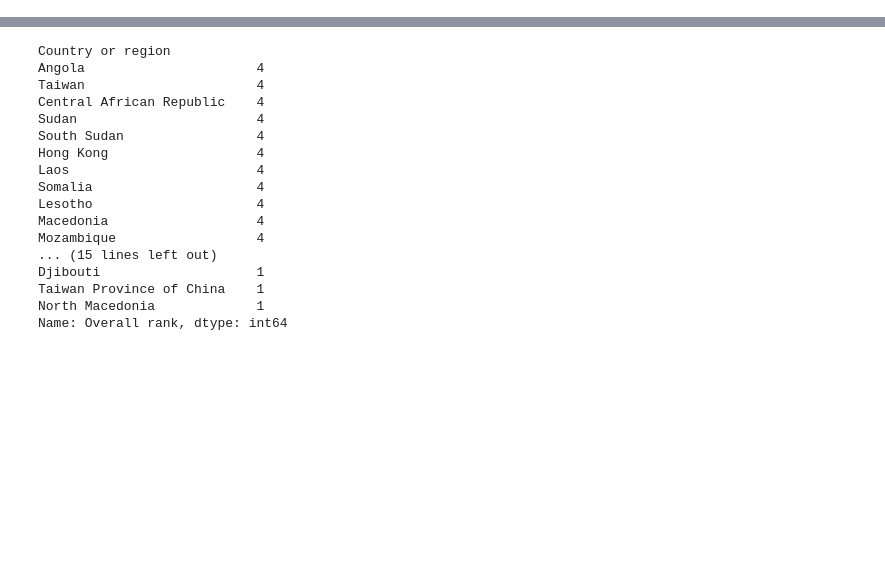
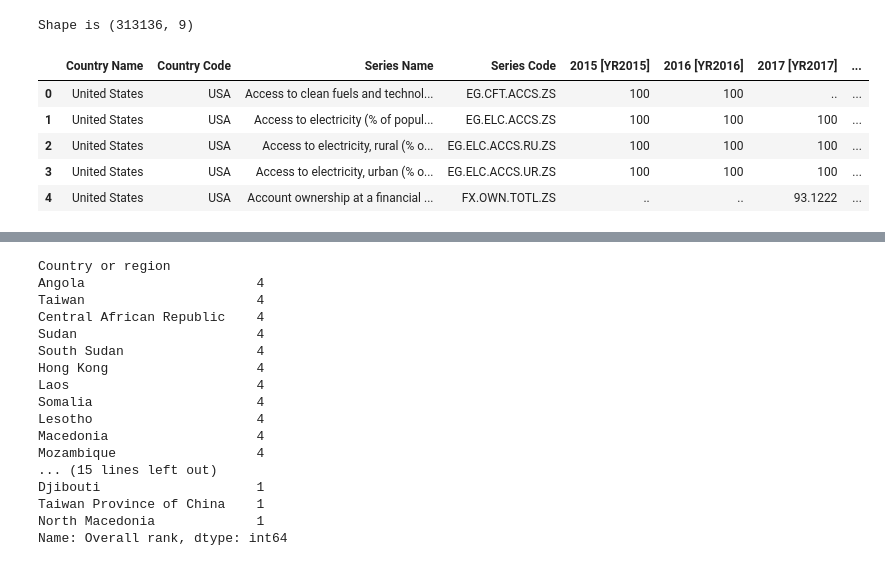
Before and after one commit to benmerrilll/country_hapiness_eda_project, a Jupyter notebook: aggregation_of_hapiness_reports.ipynb, the cells around one changed output, grey strips where cells are left out. Drawn from its saved outputs; the diff is of its cells as text; code cells hidden in the pictures; blank space fills up the shorter version.

```diff
--- a/aggregation_of_hapiness_reports.ipynb
+++ b/aggregation_of_hapiness_reports.ipynb
@@ -14,0 +31,13 @@ hp_2019 = pd.read_csv('2019.csv')
+# %%
+# World Development Indicators dataset for countries from 2015-2019
+wdi_data = pd.read_excel('WDI 2015-2019.xlsx')
+print('Shape is', wdi_data.shape)
+wdi_data.head()
+# %% [output]
+Shape is (313136, 9)
+|  | Country Name | Country Code | Series Name | Series Code | 2015 [YR2015] | 2016 [YR2016] | 2017 [YR2017] | ... |
+| 0 | United States | USA | Access to clean fuels and technol... | EG.CFT.ACCS.ZS | 100 | 100 | .. | ... |
+| 1 | United States | USA | Access to electricity (% of popul... | EG.ELC.ACCS.ZS | 100 | 100 | 100 | ... |
+| 2 | United States | USA | Access to electricity, rural (% o... | EG.ELC.ACCS.RU.ZS | 100 | 100 | 100 | ... |
+| 3 | United States | USA | Access to electricity, urban (% o... | EG.ELC.ACCS.UR.ZS | 100 | 100 | 100 | ... |
+| 4 | United States | USA | Account ownership at a financial ... | FX.OWN.TOTL.ZS | .. | .. | 93.1222 | ... |
```
Also changed, not shown: parts of 34 cells of this notebook.
